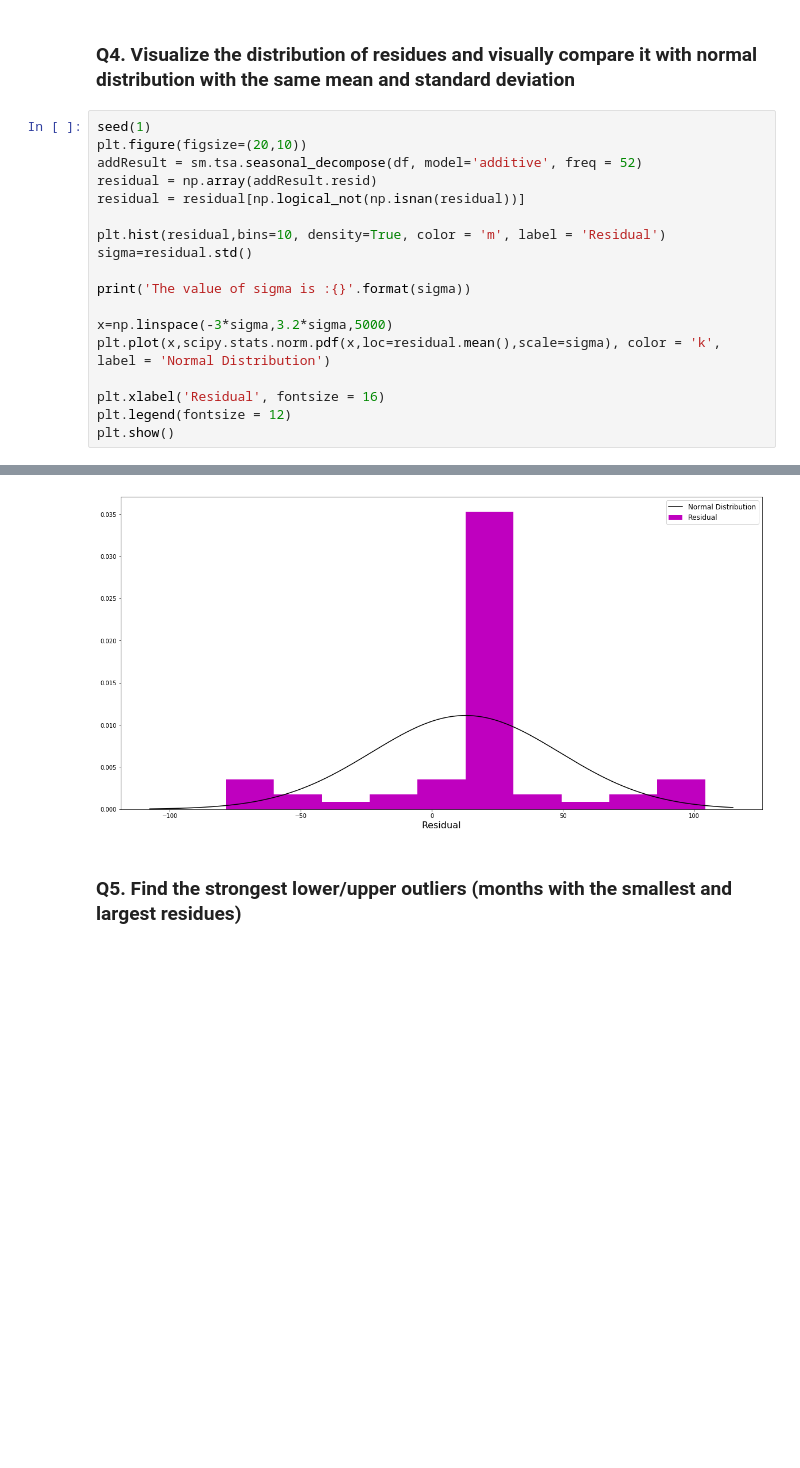
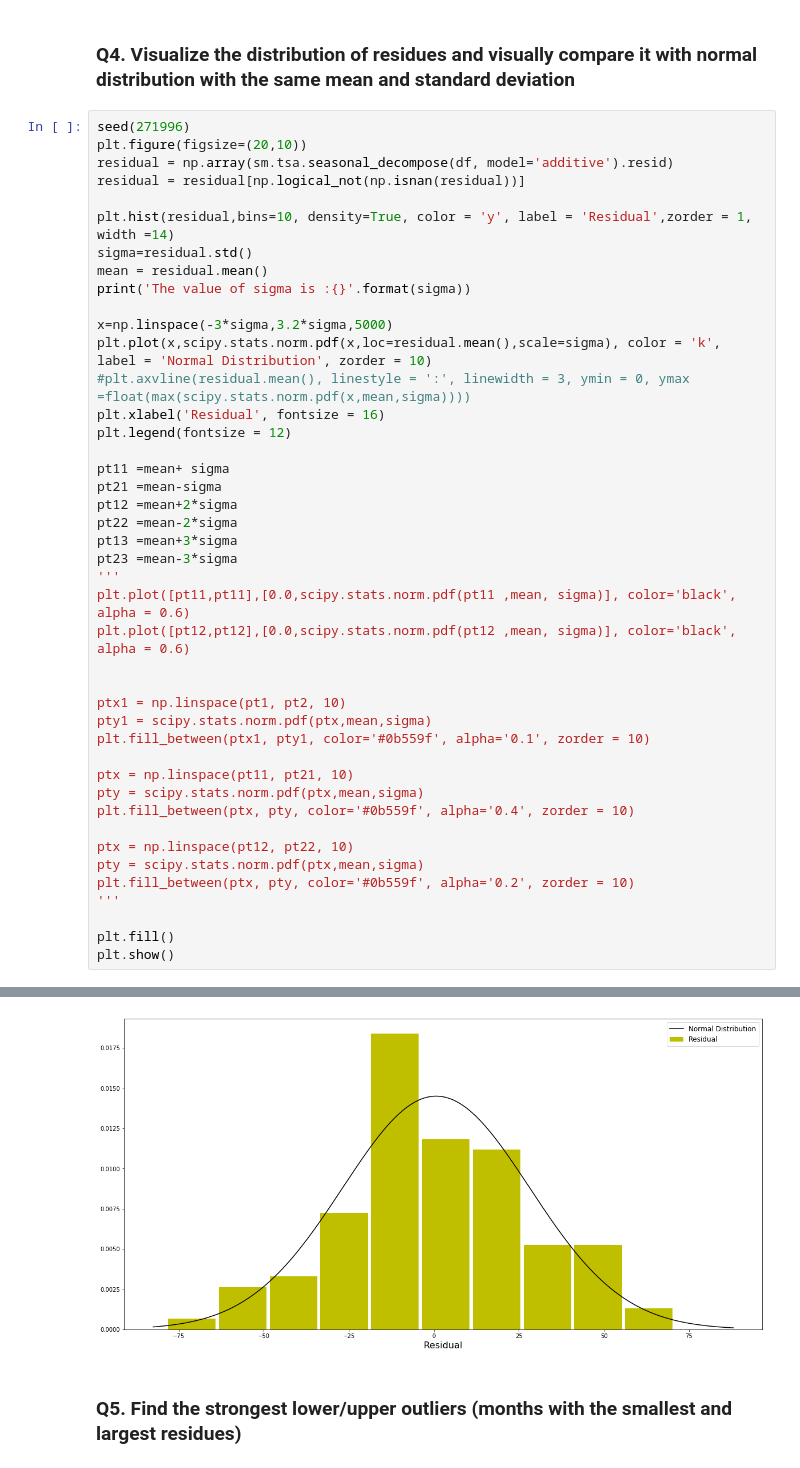
Before and after one commit to pratikwatwani/Applied-Data-Science, a Jupyter notebook: Session 08 and Session 09/PCA, Logistic Regression and Time Series Analysis.ipynb, the cells around one changed output, grey strips where cells are left out. Saved outputs shown, nothing was run; the diff lists cells and outputs as text; blank space fills up the shorter version.

```diff
--- a/Session 08 and Session 09/PCA, Logistic Regression and Time Series Analysis.ipynb
+++ b/Session 08 and Session 09/PCA, Logistic Regression and Time Series Analysis.ipynb
@@ -352,21 +356,46 @@ plt.show()
 # %% [markdown]
 ### Q4. Visualize the distribution of residues and visually compare it with normal distribution with the same mean and standard deviation
 # %%
-seed(1)
+seed(271996)
 plt.figure(figsize=(20,10))
-addResult = sm.tsa.seasonal_decompose(df, model='additive', freq = 52)
-residual = np.array(addResult.resid)
+residual = np.array(sm.tsa.seasonal_decompose(df, model='additive').resid)
 residual = residual[np.logical_not(np.isnan(residual))]
 
-plt.hist(residual,bins=10, density=True, color = 'm', label = 'Residual')
+plt.hist(residual,bins=10, density=True, color = 'y', label = 'Residual',zorder = 1, width =14)
 sigma=residual.std()
-
+mean = residual.mean()
 print('The value of sigma is :{}'.format(sigma))
 
 x=np.linspace(-3*sigma,3.2*sigma,5000)
-plt.plot(x,scipy.stats.norm.pdf(x,loc=residual.mean(),scale=sigma), color = 'k', label = 'Normal Distribution')
-
+plt.plot(x,scipy.stats.norm.pdf(x,loc=residual.mean(),scale=sigma), color = 'k', label = 'Normal Distribution', zorder = 10)
+#plt.axvline(residual.mean(), linestyle = ':', linewidth = 3, ymin = 0, ymax =float(max(scipy.stats.norm.pdf(x,mean,sigma))))
 plt.xlabel('Residual', fontsize = 16)
 plt.legend(fontsize = 12)
+
+pt11 =mean+ sigma
+pt21 =mean-sigma
+pt12 =mean+2*sigma
+pt22 =mean-2*sigma
+pt13 =mean+3*sigma
+pt23 =mean-3*sigma
+'''
+plt.plot([pt11,pt11],[0.0,scipy.stats.norm.pdf(pt11 ,mean, sigma)], color='black', alpha = 0.6)
+plt.plot([pt12,pt12],[0.0,scipy.stats.norm.pdf(pt12 ,mean, sigma)], color='black', alpha = 0.6)
+
+
+ptx1 = np.linspace(pt1, pt2, 10)
+pty1 = scipy.stats.norm.pdf(ptx,mean,sigma)
+plt.fill_between(ptx1, pty1, color='#0b559f', alpha='0.1', zorder = 10)
+
+ptx = np.linspace(pt11, pt21, 10)
+pty = scipy.stats.norm.pdf(ptx,mean,sigma)
+plt.fill_between(ptx, pty, color='#0b559f', alpha='0.4', zorder = 10)
+
+ptx = np.linspace(pt12, pt22, 10)
+pty = scipy.stats.norm.pdf(ptx,mean,sigma)
+plt.fill_between(ptx, pty, color='#0b559f', alpha='0.2', zorder = 10)
+'''
+
+plt.fill()
 plt.show()
 # %% [output]
@@ -374,4 +403,4 @@ The value of sigma is :35.8937899136
-[figure, old version]
+[figure, new version]
 # %% [markdown]
 ### Q5. Find the strongest lower/upper outliers (months with the smallest and largest residues)
 # %%
```
Also changed, not shown: parts of 10 cells of this notebook.
